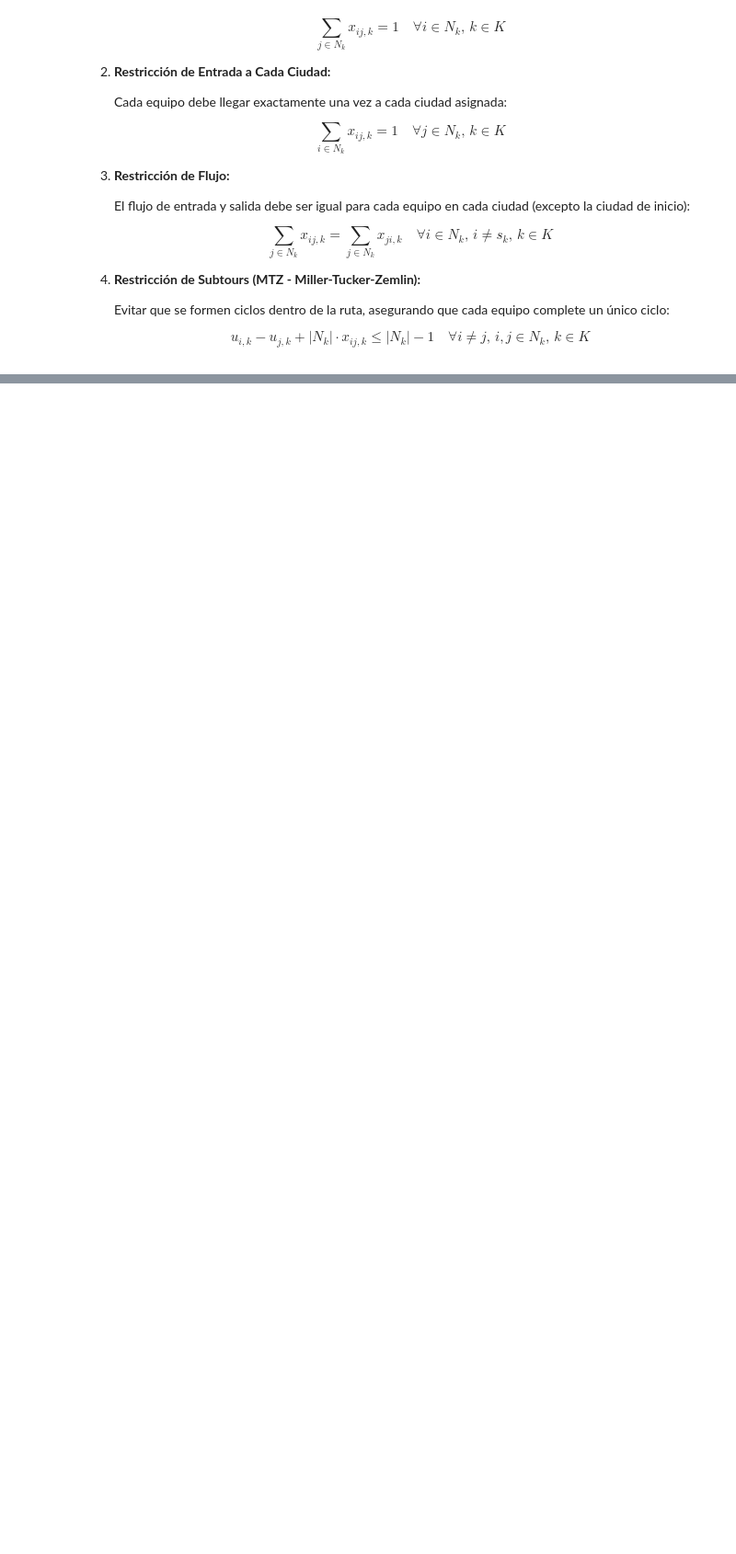
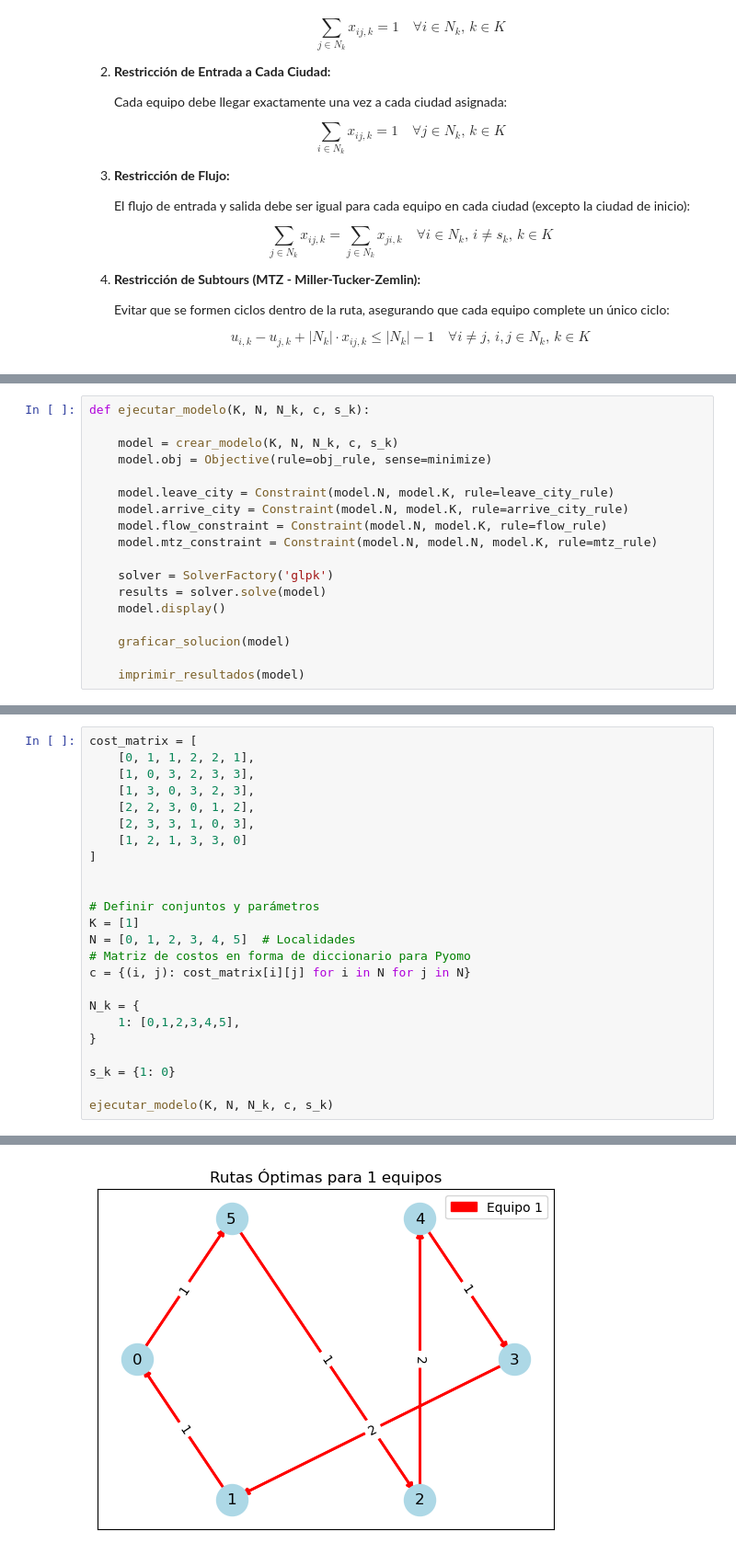
Before and after one commit to MOS-2024-2/Labs, a Jupyter notebook: lab2/problema2.ipynb, the cells around one changed output, grey strips where cells are left out. Shown at 92% size. Drawn from its saved outputs; the diff is of its cells as text; blank space fills up the shorter version.

```diff
--- a/lab2/problema2.ipynb
+++ b/lab2/problema2.ipynb
@@ -220,0 +213,18 @@ graficar_solucion(model)
+# %%
+def ejecutar_modelo(K, N, N_k, c, s_k):
+
+    model = crear_modelo(K, N, N_k, c, s_k)
+    model.obj = Objective(rule=obj_rule, sense=minimize)
+
+    model.leave_city = Constraint(model.N, model.K, rule=leave_city_rule)
+    model.arrive_city = Constraint(model.N, model.K, rule=arrive_city_rule)
+    model.flow_constraint = Constraint(model.N, model.K, rule=flow_rule)
+    model.mtz_constraint = Constraint(model.N, model.N, model.K, rule=mtz_rule)
+
+    solver = SolverFactory('glpk')
+    results = solver.solve(model)
+    model.display()
+
+    graficar_solucion(model)
+
+    imprimir_resultados(model)
@@ -220,0 +233,25 @@ graficar_solucion(model)
+# %%
+cost_matrix = [
+    [0, 1, 1, 2, 2, 1],
+    [1, 0, 3, 2, 3, 3],
+    [1, 3, 0, 3, 2, 3],
+    [2, 2, 3, 0, 1, 2],
+    [2, 3, 3, 1, 0, 3],
+    [1, 2, 1, 3, 3, 0]
+]
+
+
+# Definir conjuntos y parámetros
+K = [1]
+N = [0, 1, 2, 3, 4, 5]  # Localidades
+# Matriz de costos en forma de diccionario para Pyomo
+c = {(i, j): cost_matrix[i][j] for i in N for j in N}
+
+N_k = {
+    1: [0,1,2,3,4,5],
+}
+
+s_k = {1: 0}
+
+ejecutar_modelo(K, N, N_k, c, s_k)
+# %% [output]
@@ -220,0 +275 @@ graficar_solucion(model)
+[figure, added]
```
Also changed, not shown: parts of 21 cells of this notebook, 2 other files.
